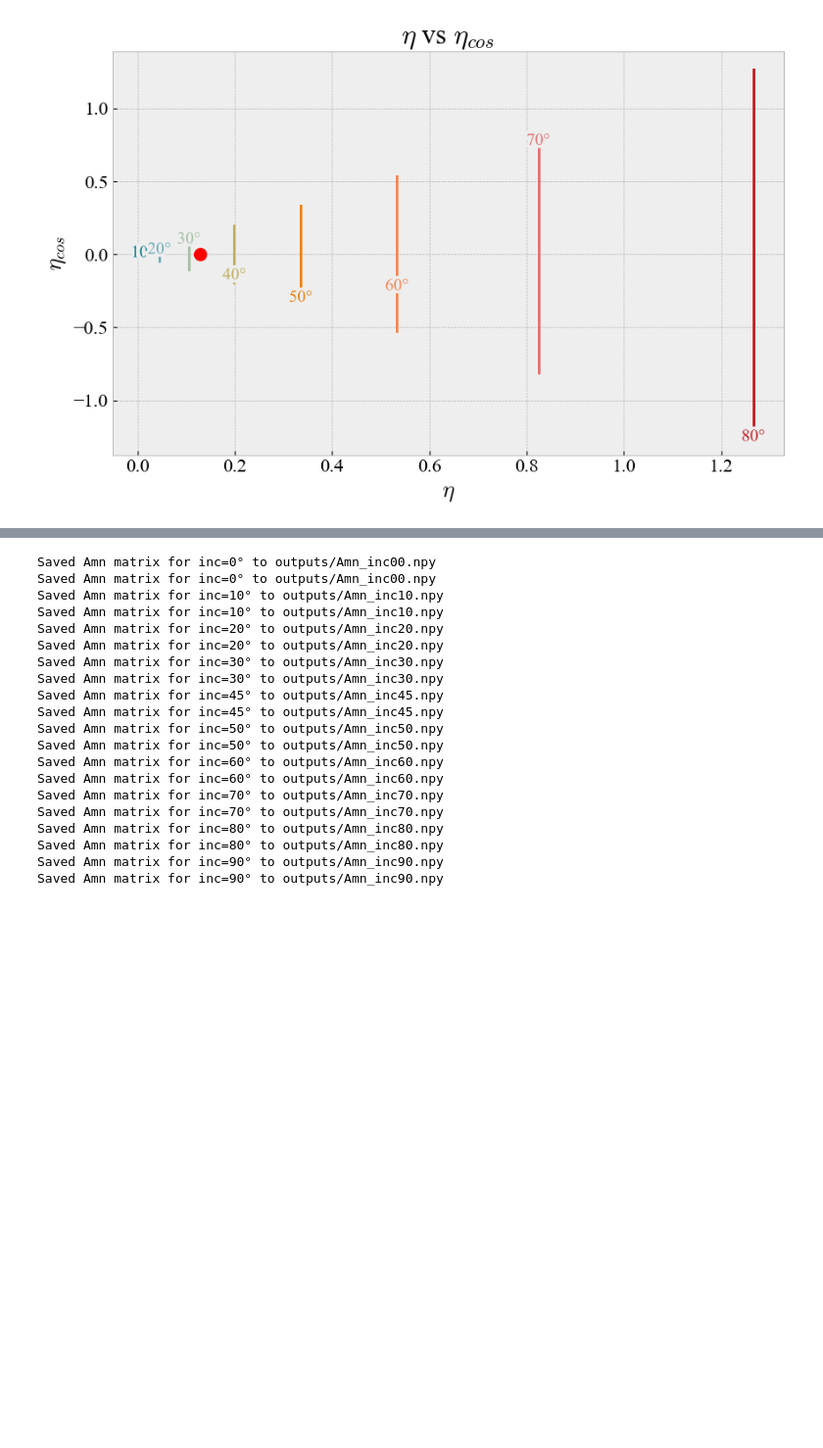
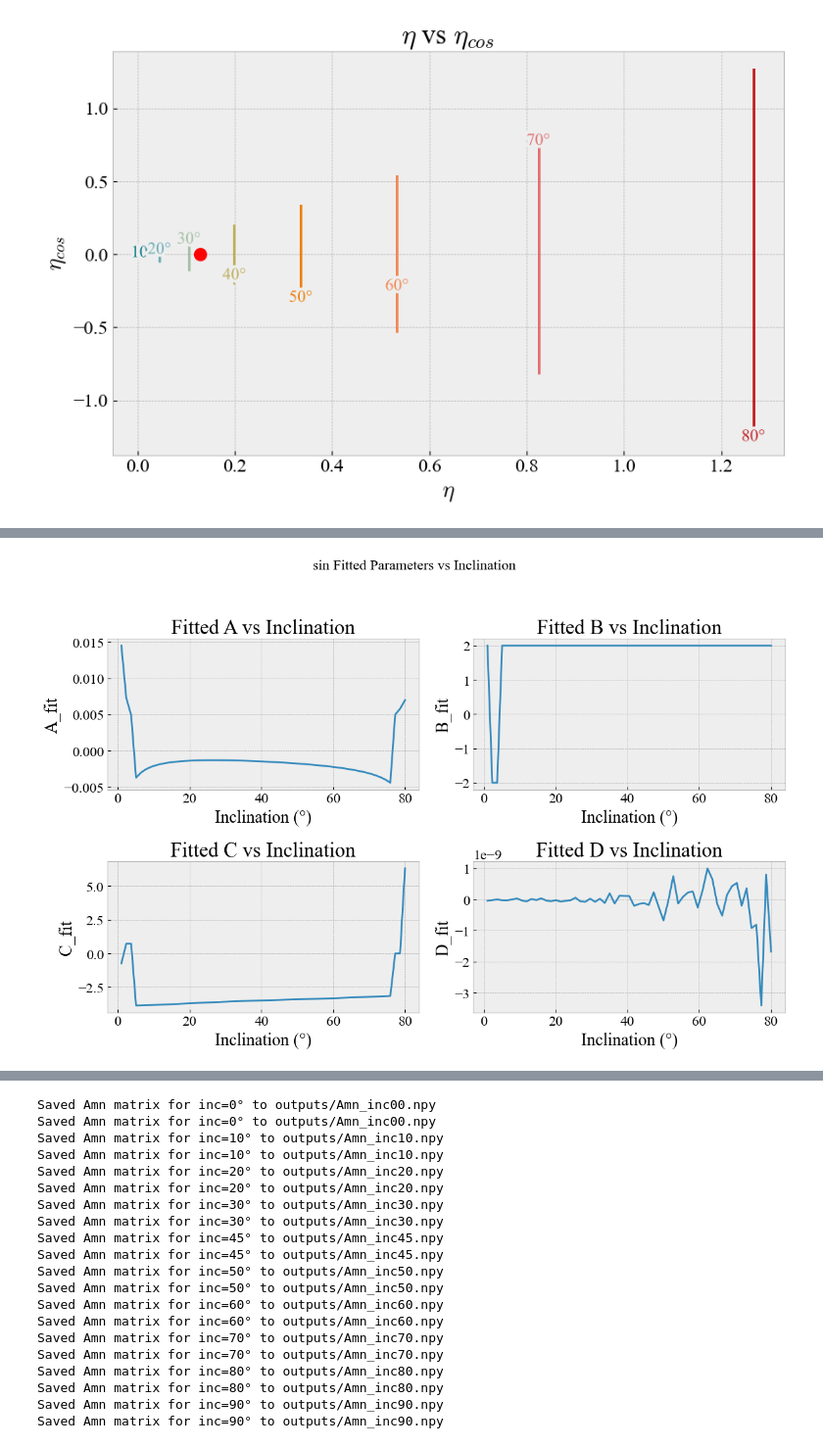
Before and after one commit to meganhmartinez/Sonification, a Jupyter notebook: Expansions.ipynb, the cells around one changed output, grey strips where cells are left out. Shown at 98% size. Cells and saved outputs as stored; diff of their text form; code cells hidden in the pictures; blank space fills up the shorter version.

```diff
--- a/Expansions.ipynb
+++ b/Expansions.ipynb
@@ -637,3 +706,44 @@ Text(0.5, 1.0, 'Amn difference Simulation vs Image')
+# %%
+
+
+import matplotlib.pyplot as plt
+
+fig, axs = plt.subplots(2, 2, figsize=(12, 8))
+fig.suptitle('sin Fitted Parameters vs Inclination', fontsize=16)
+incl_list = np.linspace(1, 80, 59)
+# Plot A_fit
+axs[0, 0].plot(incl_list, A_fit_list)
+axs[0, 0].set_xlabel('Inclination (°)')
+axs[0, 0].set_ylabel('A_fit')
+axs[0, 0].set_title('Fitted A vs Inclination')
+axs[0, 0].grid(True)
+
+# Plot B_fit
+axs[0, 1].plot(incl_list, B_fit_list)
+axs[0, 1].set_xlabel('Inclination (°)')
+axs[0, 1].set_ylabel('B_fit')
+axs[0, 1].set_title('Fitted B vs Inclination')
+axs[0, 1].grid(True)
+
+# Plot C_fit
+axs[1, 0].plot(incl_list, C_fit_list)
+axs[1, 0].set_xlabel('Inclination (°)')
+axs[1, 0].set_ylabel('C_fit')
+axs[1, 0].set_title('Fitted C vs Inclination')
+axs[1, 0].grid(True)
+
+# Plot D_fit
+axs[1, 1].plot(incl_list, D_fit_list)
+axs[1, 1].set_xlabel('Inclination (°)')
+axs[1, 1].set_ylabel('D_fit')
+axs[1, 1].set_title('Fitted D vs Inclination')
+axs[1, 1].grid(True)
+
+# Adjust layout to prevent overlap
+plt.tight_layout(rect=[0, 0, 1, 0.95])
+plt.show()
+# %% [output]
+[figure, added]
 # %%
 import numpy as np
 import matplotlib.pyplot as plt
```
Also changed, not shown: parts of 5 cells of this notebook, 33 other files.
